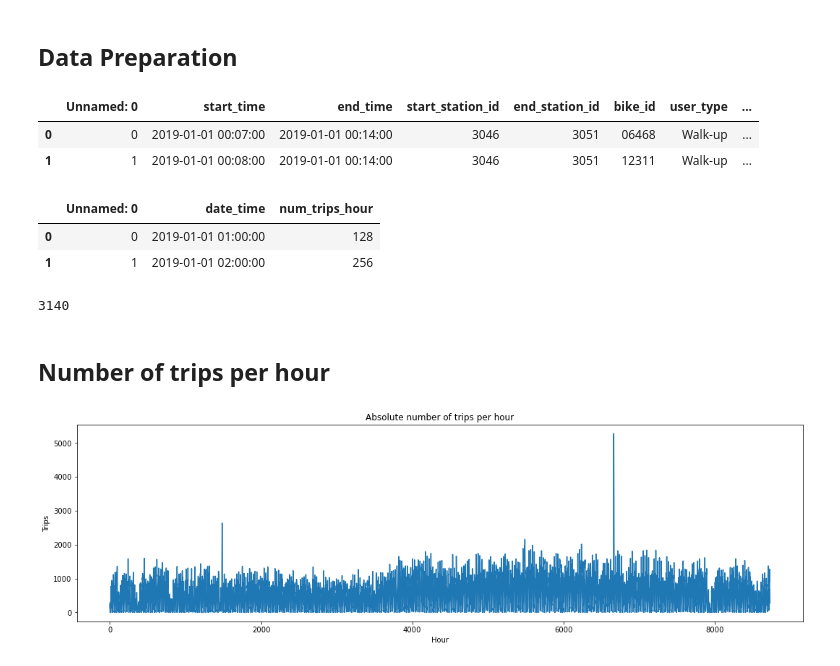
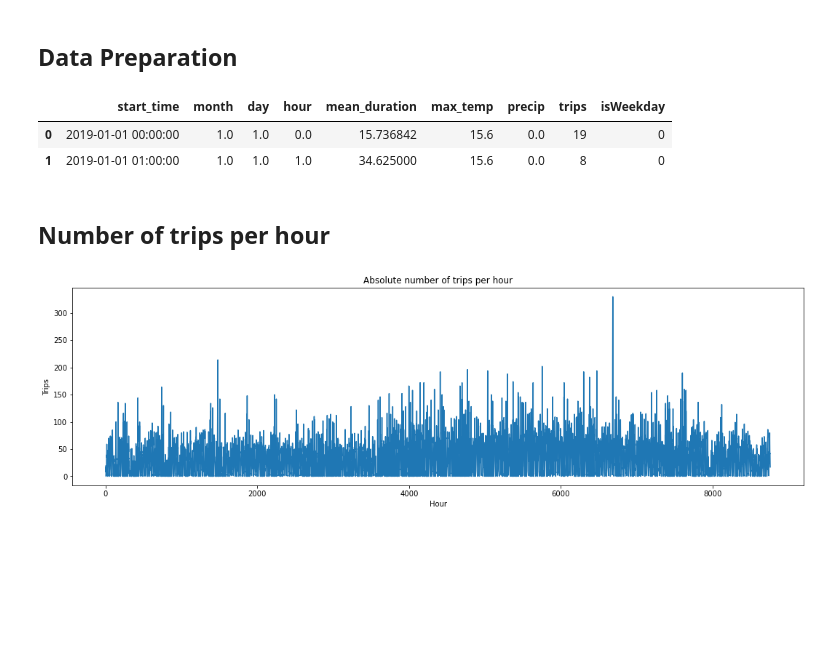
Before and after one commit to lzaruchas/grosse_maedchengruppe_AA2022, a Jupyter notebook: Laras_Workspace/KPI utilization (number of rides).ipynb, the cells around one changed output. Cells and saved outputs as stored; diff of their text form; code cells hidden in the pictures; blank space fills up the shorter version.

```diff
--- a/Laras_Workspace/KPI utilization (number of rides).ipynb
+++ b/Laras_Workspace/KPI utilization (number of rides).ipynb
@@ -12,37 +12,25 @@ from datetime import date
 ## Data Preparation
 # %%
 # import
-la = pd.read_csv("prepared_data.csv", parse_dates=["start_time","end_time"],low_memory=False)
-la_hourly =  pd.read_csv("datasets_merged_hour.csv",low_memory=False)
+# la = pd.read_csv("prepared_data.csv", parse_dates=["start_time","end_time"],low_memory=False)
+# la_hourly =  pd.read_csv("datasets_merged_hour.csv",low_memory=False)
+la_hourly =  pd.read_csv("prediction_data.csv",low_memory=False)
 # %%
-la.head(2)
+la_hourly.head(2)
 # %% [output]
-|  | Unnamed: 0 | start_time | end_time | start_station_id | end_station_id | bike_id | user_type | ... |
-| 0 | 0 | 2019-01-01 00:07:00 | 2019-01-01 00:14:00 | 3046 | 3051 | 06468 | Walk-up | ... |
-| 1 | 1 | 2019-01-01 00:08:00 | 2019-01-01 00:14:00 | 3046 | 3051 | 12311 | Walk-up | ... |
+|  | start_time | month | day | hour | mean_duration | max_temp | precip | trips | isWeekday |
+| 0 | 2019-01-01 00:00:00 | 1.0 | 1.0 | 0.0 | 15.736842 | 15.6 | 0.0 | 19 | 0 |
+| 1 | 2019-01-01 01:00:00 | 1.0 | 1.0 | 1.0 | 34.625000 | 15.6 | 0.0 | 8 | 0 |
-# %%
-la_hourly = la_hourly.drop(columns=["max_temp","min_temp","precip"])
-la_hourly.head(2)
-# %% [output]
-|  | Unnamed: 0 | date_time | num_trips_hour |
-| 0 | 0 | 2019-01-01 01:00:00 | 128 |
-| 1 | 1 | 2019-01-01 02:00:00 | 256 |
-# %%
-# number of bikes
-bikes = la['bike_id'].unique()
-number_of_bikes = len(bikes)
-number_of_bikes
-# %% [output]
-3140
 # %% [markdown]
 ## Number of trips per hour
 # %%
 # Overview trips per hour of year
 plt.figure(figsize = (18,5))
-plt.plot(la_hourly.index, la_hourly["num_trips_hour"], label='Trips per hour')
+plt.plot(la_hourly.index, la_hourly["trips"], label='Trips per hour')
 plt.title('Absolute number of trips per hour')
 plt.ylabel('Trips')
 plt.xlabel('Hour')
 plt.show()
+# plt.savefig("Absolute number of trips per hour.png")
 # %% [output]
-[figure, old version]
+[figure, new version]
```
Also changed, not shown: parts of 3 cells of this notebook.
